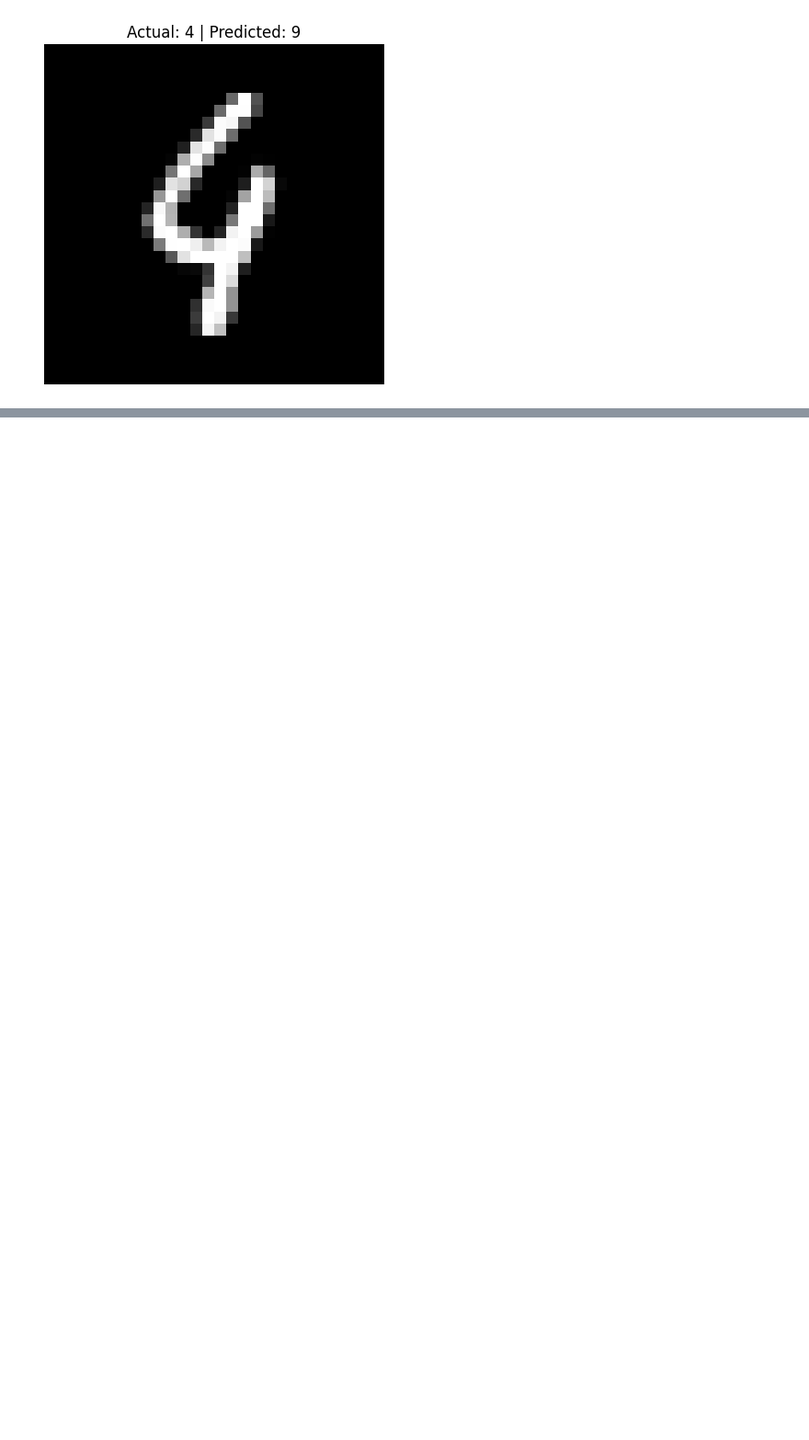
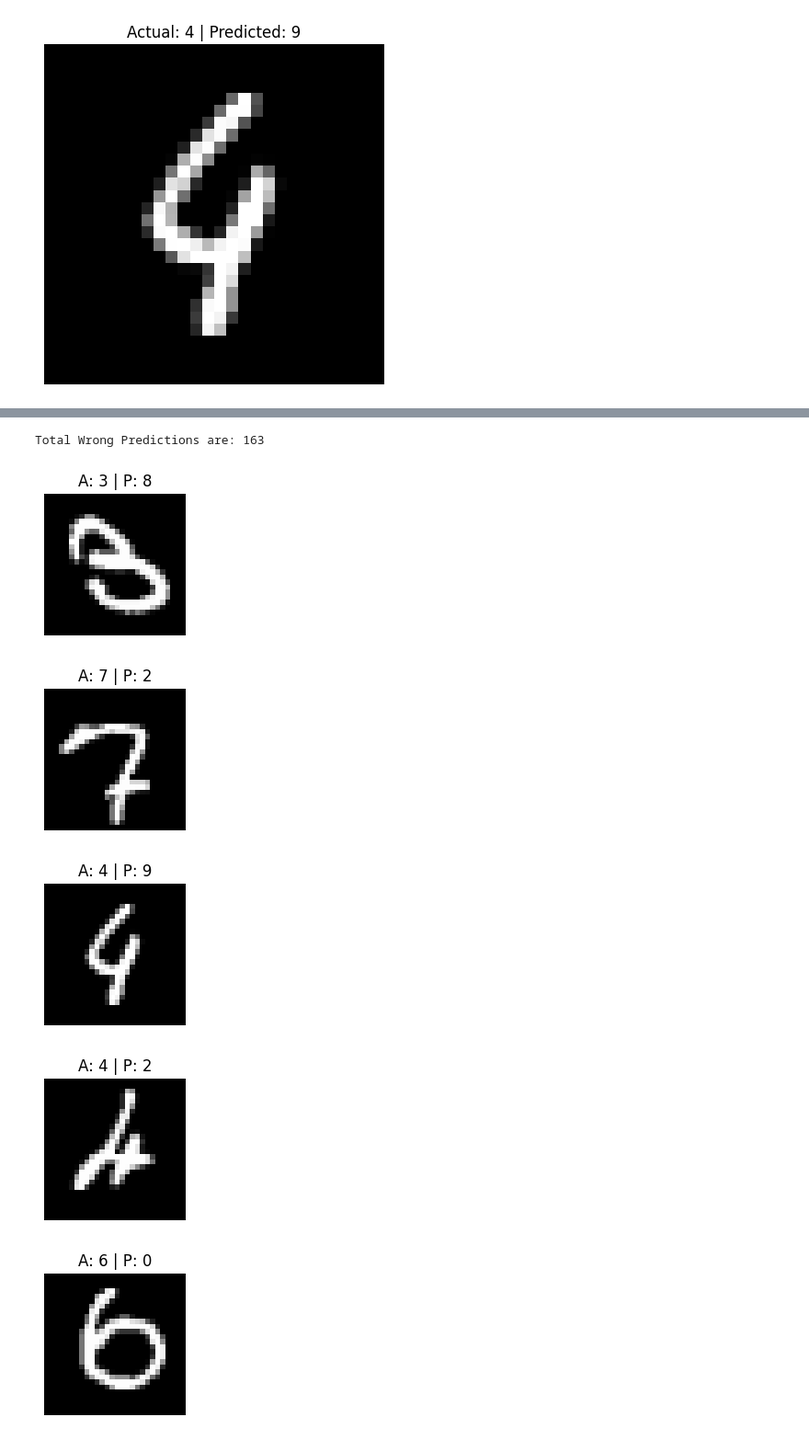
Before and after one commit to shibamacademics-ctrl/My_DeepLearning, a Jupyter notebook: HandWritten_Digits.ipynb, the cells around one changed output, grey strips where cells are left out. Shown at 92% size. Cells and saved outputs as stored; diff of their text form; code cells hidden in the pictures; blank space fills up the shorter version.

```diff
--- a/HandWritten_Digits.ipynb
+++ b/HandWritten_Digits.ipynb
@@ -159,0 +321,20 @@ for i in range(5):
+# %%
+wrong_predictions1 = np.where(predicted_digits1 != y_test)[0]
+print('Total Wrong Predictions are:',len(wrong_predictions1))
+# %% [output]
+Total Wrong Predictions are: 163
+# %%
+for i in range(5):
+    index = wrong_predictions1[i]
+
+    plt.figure(figsize=(2,2))
+    plt.imshow(x_test[index], cmap='gray')
+    plt.title(f"A: {y_test[index]} | P: {predicted_digits1[index]}")
+    plt.axis('off')
+    plt.show()
+# %% [output]
+[figure, added]
+[figure, added]
+[figure, added]
+[figure, added]
+[figure, added]
```
Also changed, not shown: parts of 24 cells of this notebook.
